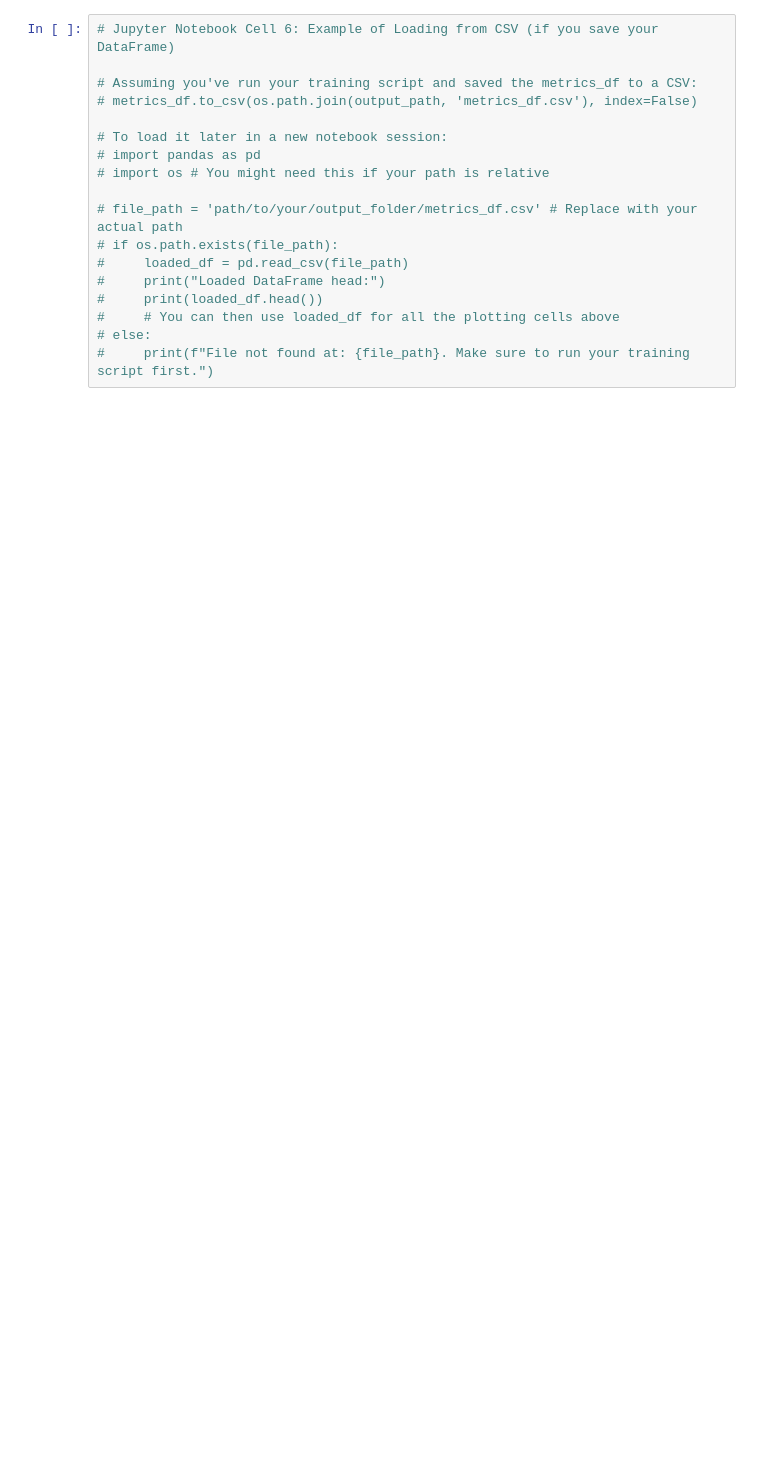
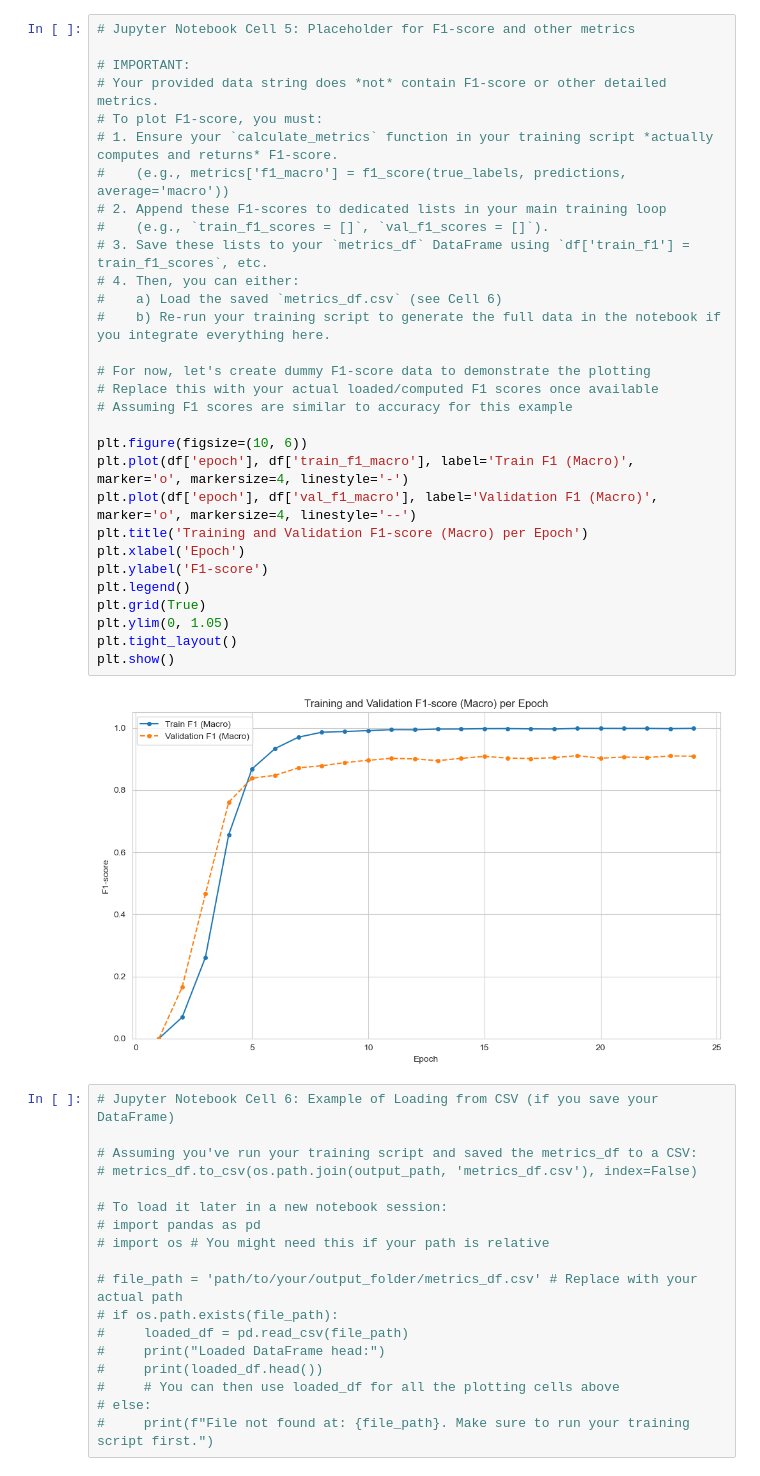
Before and after one commit to marcbeil/protein-prediction-project, a Jupyter notebook: src/vizualize_model_metrics.ipynb, the cells around one changed output. Drawn from its saved outputs; the diff is of its cells as text; blank space fills up the shorter version.

```diff
--- a/src/vizualize_model_metrics.ipynb
+++ b/src/vizualize_model_metrics.ipynb
@@ -138,3 +135,35 @@ plt.show()
+# %%
+# Jupyter Notebook Cell 5: Placeholder for F1-score and other metrics
+
+# IMPORTANT:
+# Your provided data string does *not* contain F1-score or other detailed metrics.
+# To plot F1-score, you must:
+# 1. Ensure your `calculate_metrics` function in your training script *actually computes and returns* F1-score.
+#    (e.g., metrics['f1_macro'] = f1_score(true_labels, predictions, average='macro'))
+# 2. Append these F1-scores to dedicated lists in your main training loop
+#    (e.g., `train_f1_scores = []`, `val_f1_scores = []`).
+# 3. Save these lists to your `metrics_df` DataFrame using `df['train_f1'] = train_f1_scores`, etc.
+# 4. Then, you can either:
+#    a) Load the saved `metrics_df.csv` (see Cell 6)
+#    b) Re-run your training script to generate the full data in the notebook if you integrate everything here.
+
+# For now, let's create dummy F1-score data to demonstrate the plotting
+# Replace this with your actual loaded/computed F1 scores once available
+# Assuming F1 scores are similar to accuracy for this example
+
+plt.figure(figsize=(10, 6))
+plt.plot(df['epoch'], df['train_f1_macro'], label='Train F1 (Macro)', marker='o', markersize=4, linestyle='-')
+plt.plot(df['epoch'], df['val_f1_macro'], label='Validation F1 (Macro)', marker='o', markersize=4, linestyle='--')
+plt.title('Training and Validation F1-score (Macro) per Epoch')
+plt.xlabel('Epoch')
+plt.ylabel('F1-score')
+plt.legend()
+plt.grid(True)
+plt.ylim(0, 1.05)
+plt.tight_layout()
+plt.show()
+# %% [output]
+[figure, added]
 # %%
 # Jupyter Notebook Cell 6: Example of Loading from CSV (if you save your DataFrame)
 
```
Also changed, not shown: parts of 5 cells of this notebook, 1 other file.
